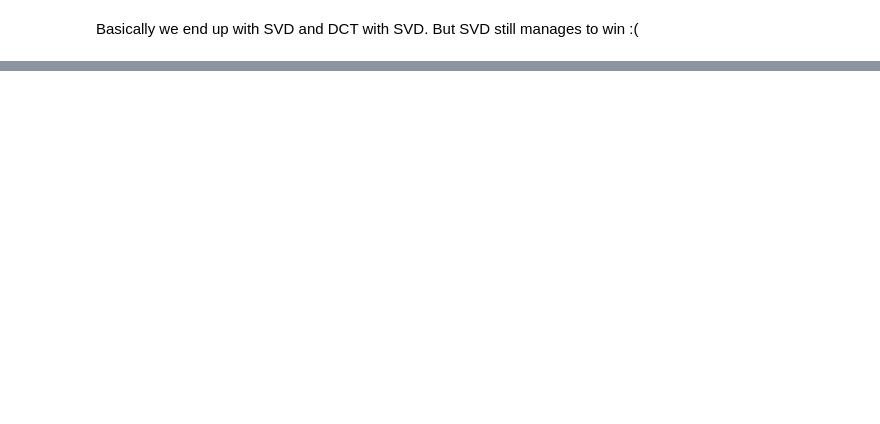
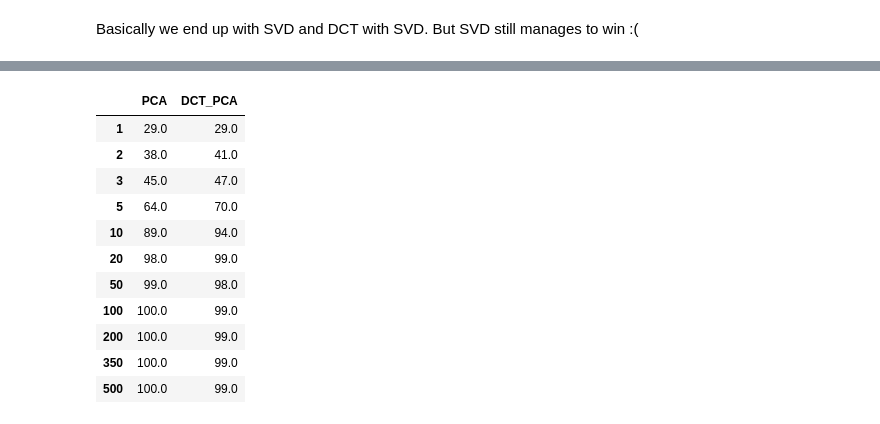
Before and after one commit to ChurroC/Number_Recognition, a Jupyter notebook: src/DCT.ipynb, the cells around one changed output, grey strips where cells are left out. Saved outputs shown, nothing was run; the diff lists cells and outputs as text; code cells hidden in the pictures; blank space fills up the shorter version.

```diff
--- a/src/DCT.ipynb
+++ b/src/DCT.ipynb
@@ -499,0 +472,2 @@ DCT PCA accuracy: 70.00%
+# %%
+dimensions = [1, 2, 3, 5, 10, 20, 50, 100, 200, 350, 500]
@@ -499,0 +519,33 @@ DCT PCA accuracy: 70.00%
+# %%
+dimensional_pca_dct_accuracies = pd.DataFrame()
+
+for reduced_dimensions in dimensions:
+    reduced_V_dct = V_dct[:, :reduced_dimensions]
+
+    dct_images_projected = dct_images_shifted @ reduced_V_dct
+    dct_test_images_projected = (dct_test_images - dct_mnist_avg) @ reduced_V_dct
+
+    correct_count = 0
+    dct_pca_predict_images_count = 100
+
+    for i in range(dct_pca_predict_images_count):
+        dct_test_projection = (test_images[i] - dct_mnist_avg) @ reduced_V_dct
+
+        distances = np.linalg.norm(dct_images_projected - dct_test_projection, axis=1)
+        n = np.argmin(distances)
+
+        if labels[n] == test_labels[i]:
+            correct_count += 1
+        print(
+            f"Processing DCT PCA image {i}/{dct_pca_predict_images_count } on dimension {reduced_dimensions}",
+            end="\r",
+        )
+
+    dimensional_pca_dct_accuracies.loc[reduced_dimensions, "DCT_PCA"] = (
+        correct_count / dct_pca_predict_images_count * 100
+    )
+
+
+print(" " * 80, end="\r")
+dimensional_pca_accuracies.index.name = "Dim"
+dimensional_pca_dct_accuracies
@@ -499,0 +565,19 @@ DCT PCA accuracy: 70.00%
+# %%
+dimensional_accuracies = pd.concat(
+    [dimensional_pca_accuracies, dimensional_pca_dct_accuracies],
+    axis=1,
+)
+dimensional_accuracies
+# %% [output]
+|  | PCA | DCT_PCA |
+| 1 | 29.0 | 29.0 |
+| 2 | 38.0 | 41.0 |
+| 3 | 45.0 | 47.0 |
+| 5 | 64.0 | 70.0 |
+| 10 | 89.0 | 94.0 |
+| 20 | 98.0 | 99.0 |
+| 50 | 99.0 | 98.0 |
+| 100 | 100.0 | 99.0 |
+| 200 | 100.0 | 99.0 |
+| 350 | 100.0 | 99.0 |
+| 500 | 100.0 | 99.0 |
```
Also changed, not shown: parts of 25 cells of this notebook.
